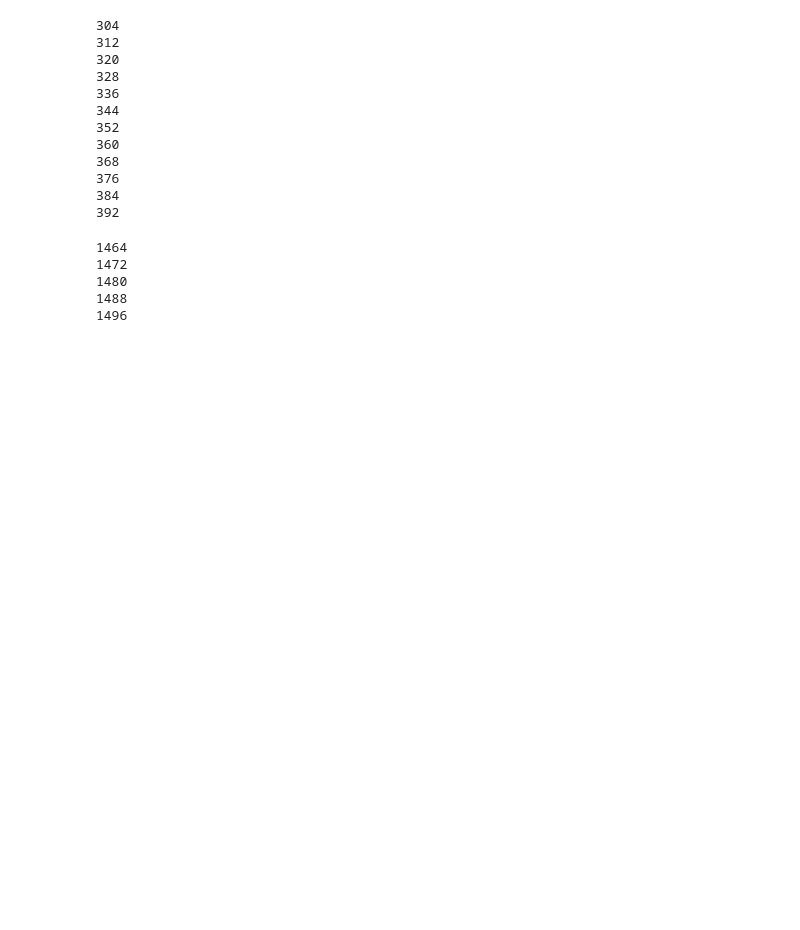
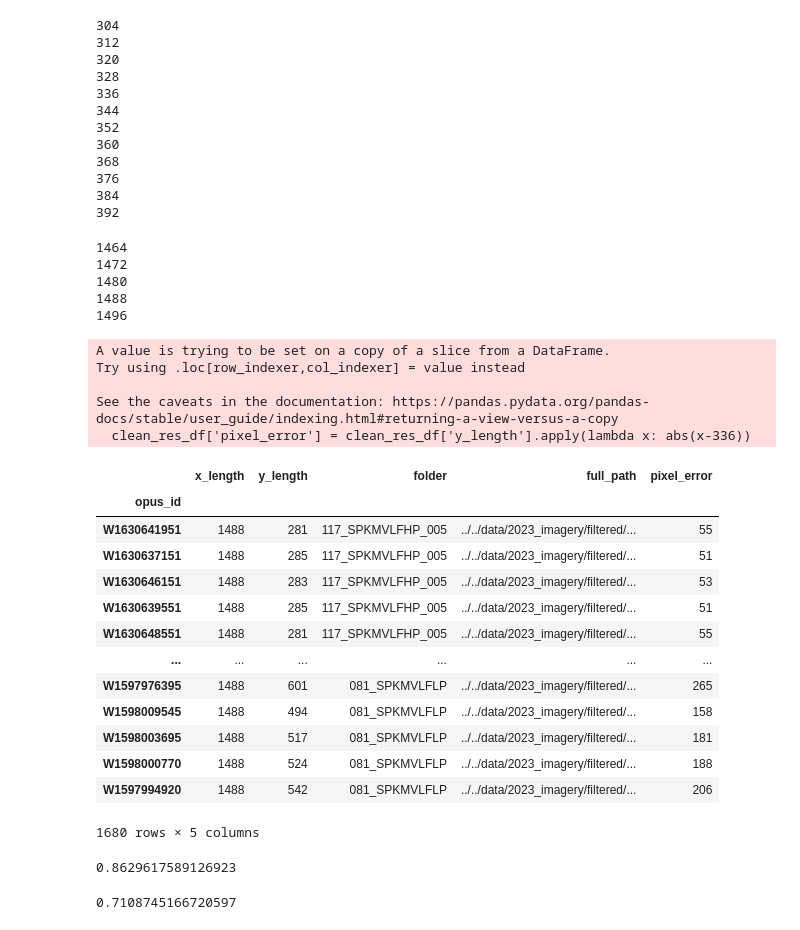
Before and after one commit to Yugadeep/Spokes_ML, a Jupyter notebook: jupyer_testing/resolution_dist.ipynb, the cells around one changed output. Saved outputs shown, nothing was run; the diff lists cells and outputs as text; code cells hidden in the pictures; blank space fills up the shorter version.

Commit message:
adding error calculation to resolution dist

```diff
--- a/jupyer_testing/resolution_dist.ipynb
+++ b/jupyer_testing/resolution_dist.ipynb
@@ -178,3 +181,41 @@ for x in X_list:
 1480
 1488
 1496
+# %%
+# attempting to calcualte the TOTAL pixel error of smushing across all images along the y axis
+clean_res_df['pixel_error'] = clean_res_df['y_length'].apply(lambda x: abs(x-336))
+# %% [output]
+A value is trying to be set on a copy of a slice from a DataFrame.
+Try using .loc[row_indexer,col_indexer] = value instead
+
+See the caveats in the documentation: https://pandas.pydata.org/pandas-docs/stable/user_guide/indexing.html#returning-a-view-versus-a-copy
+  clean_res_df['pixel_error'] = clean_res_df['y_length'].apply(lambda x: abs(x-336))
+# %%
+clean_res_df
+# %% [output]
+|  | x_length | y_length | folder | full_path | pixel_error |
+| opus_id |  |  |  |  |  |
+| W1630641951 | 1488 | 281 | 117_SPKMVLFHP_005 | ../../data/2023_imagery/filtered/... | 55 |
+| W1630637151 | 1488 | 285 | 117_SPKMVLFHP_005 | ../../data/2023_imagery/filtered/... | 51 |
+| W1630646151 | 1488 | 283 | 117_SPKMVLFHP_005 | ../../data/2023_imagery/filtered/... | 53 |
+| W1630639551 | 1488 | 285 | 117_SPKMVLFHP_005 | ../../data/2023_imagery/filtered/... | 51 |
+| W1630648551 | 1488 | 281 | 117_SPKMVLFHP_005 | ../../data/2023_imagery/filtered/... | 55 |
+| ... | ... | ... | ... | ... | ... |
+| W1597976395 | 1488 | 601 | 081_SPKMVLFLP | ../../data/2023_imagery/filtered/... | 265 |
+| W1598009545 | 1488 | 494 | 081_SPKMVLFLP | ../../data/2023_imagery/filtered/... | 158 |
+| W1598003695 | 1488 | 517 | 081_SPKMVLFLP | ../../data/2023_imagery/filtered/... | 181 |
+| W1598000770 | 1488 | 524 | 081_SPKMVLFLP | ../../data/2023_imagery/filtered/... | 188 |
+| W1597994920 | 1488 | 542 | 081_SPKMVLFLP | ../../data/2023_imagery/filtered/... | 206 |
+1680 rows × 5 columns
+# %%
+# percentage of pixels unaffected by image re-scaling that are cropped propperly
+(clean_res_df.y_length.sum() - clean_res_df.pixel_error.sum()) / clean_res_df.y_length.sum()
+# %% [output]
+0.8629617589126923
+# %%
+# percentage of pixels unaffected by image re-scaling(including impropperly cropped images)
+
+res_df['pixel_error'] = res_df['y_length'].apply(lambda x: abs(x-336))
+(res_df.y_length.sum() - res_df.pixel_error.sum()) / res_df.y_length.sum()
+# %% [output]
+0.7108745166720597
```
Also changed, not shown: parts of 1 cell of this notebook.
